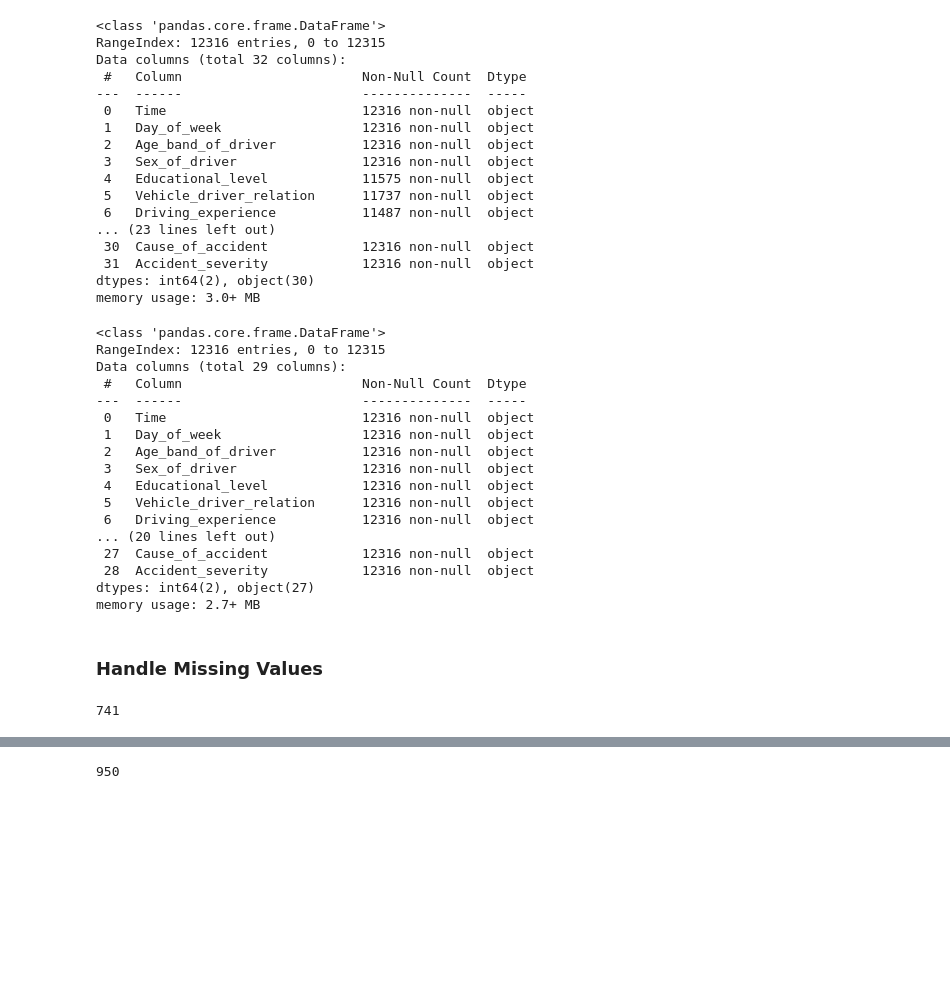
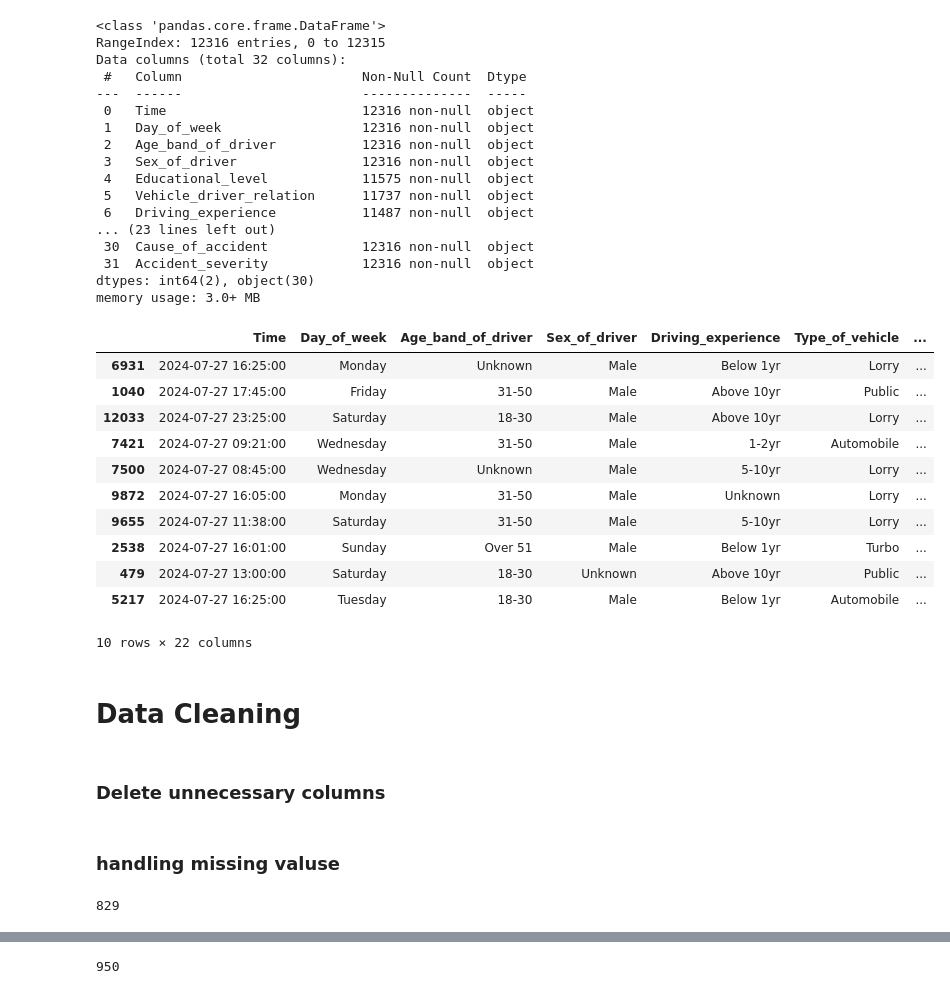
Before and after one commit to haya60/Tuwaiq, a Jupyter notebook: Week 1/week_exam/Task 1/Task_(1)_Week_1.ipynb, the cells around one changed output, grey strips where cells are left out. Cells and saved outputs as stored; diff of their text form; code cells hidden in the pictures; blank space fills up the shorter version.

```diff
--- a/Week 1/week_exam/Task 1/Task_(1)_Week_1.ipynb
+++ b/Week 1/week_exam/Task 1/Task_(1)_Week_1.ipynb
@@ -114,25 +114,22 @@ Data columns (total 32 columns):
  31  Accident_severity            12316 non-null  object
 dtypes: int64(2), object(30)
 memory usage: 3.0+ MB
-# %%
-df.info()
-# %% [output]
-<class 'pandas.core.frame.DataFrame'>
-RangeIndex: 12316 entries, 0 to 12315
-Data columns (total 29 columns):
- #   Column                       Non-Null Count  Dtype
----  ------                       --------------  -----
- 0   Time                         12316 non-null  object
- 1   Day_of_week                  12316 non-null  object
- 2   Age_band_of_driver           12316 non-null  object
- 3   Sex_of_driver                12316 non-null  object
- 4   Educational_level            12316 non-null  object
- 5   Vehicle_driver_relation      12316 non-null  object
- 6   Driving_experience           12316 non-null  object
-... (20 lines left out)
- 27  Cause_of_accident            12316 non-null  object
- 28  Accident_severity            12316 non-null  object
-dtypes: int64(2), object(27)
-memory usage: 2.7+ MB
-# %% [markdown]
-### Handle Missing Values
+# %%
+df.sample(10)
+# %% [output]
+|  | Time | Day_of_week | Age_band_of_driver | Sex_of_driver | Driving_experience | Type_of_vehicle | ... |
+| 6931 | 2024-07-27 16:25:00 | Monday | Unknown | Male | Below 1yr | Lorry | ... |
+| 1040 | 2024-07-27 17:45:00 | Friday | 31-50 | Male | Above 10yr | Public | ... |
+| 12033 | 2024-07-27 23:25:00 | Saturday | 18-30 | Male | Above 10yr | Lorry | ... |
+| 7421 | 2024-07-27 09:21:00 | Wednesday | 31-50 | Male | 1-2yr | Automobile | ... |
+| 7500 | 2024-07-27 08:45:00 | Wednesday | Unknown | Male | 5-10yr | Lorry | ... |
+| 9872 | 2024-07-27 16:05:00 | Monday | 31-50 | Male | Unknown | Lorry | ... |
+| 9655 | 2024-07-27 11:38:00 | Saturday | 31-50 | Male | 5-10yr | Lorry | ... |
+| 2538 | 2024-07-27 16:01:00 | Sunday | Over 51 | Male | Below 1yr | Turbo | ... |
+| 479 | 2024-07-27 13:00:00 | Saturday | 18-30 | Unknown | Above 10yr | Public | ... |
+| 5217 | 2024-07-27 16:25:00 | Tuesday | 18-30 | Male | Below 1yr | Automobile | ... |
+10 rows × 22 columns
+# %% [markdown]
+# Data Cleaning
+# %% [markdown]
+### Delete unnecessary columns
@@ -139,4 +151,6 @@ memory usage: 2.7+ MB
+# %% [markdown]
+### handling missing valuse
 # %%
-df['Educational_level'].isnull().sum() # we can take the mode
+df['Driving_experience'].isnull().sum()
 # %% [output]
-741
+829
```
Also changed, not shown: parts of 117 cells of this notebook.
